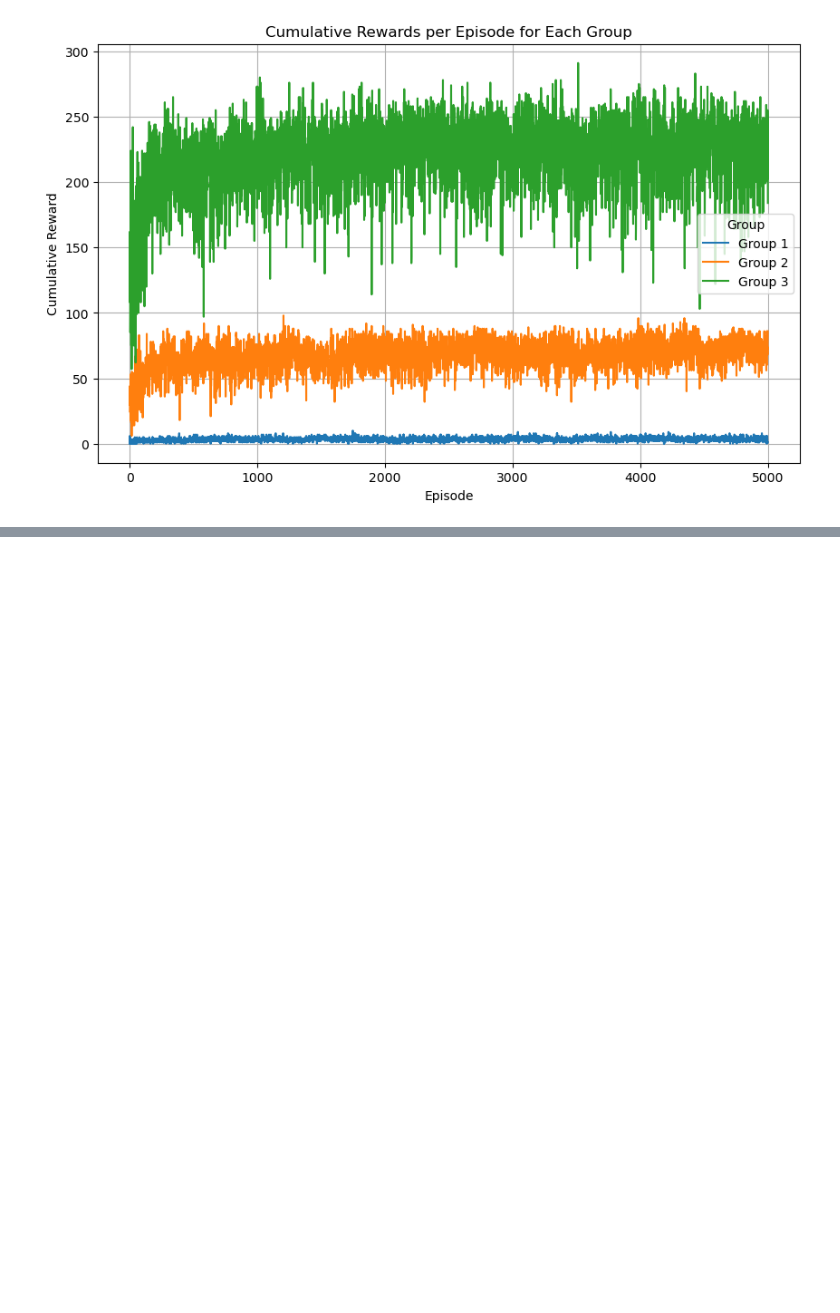
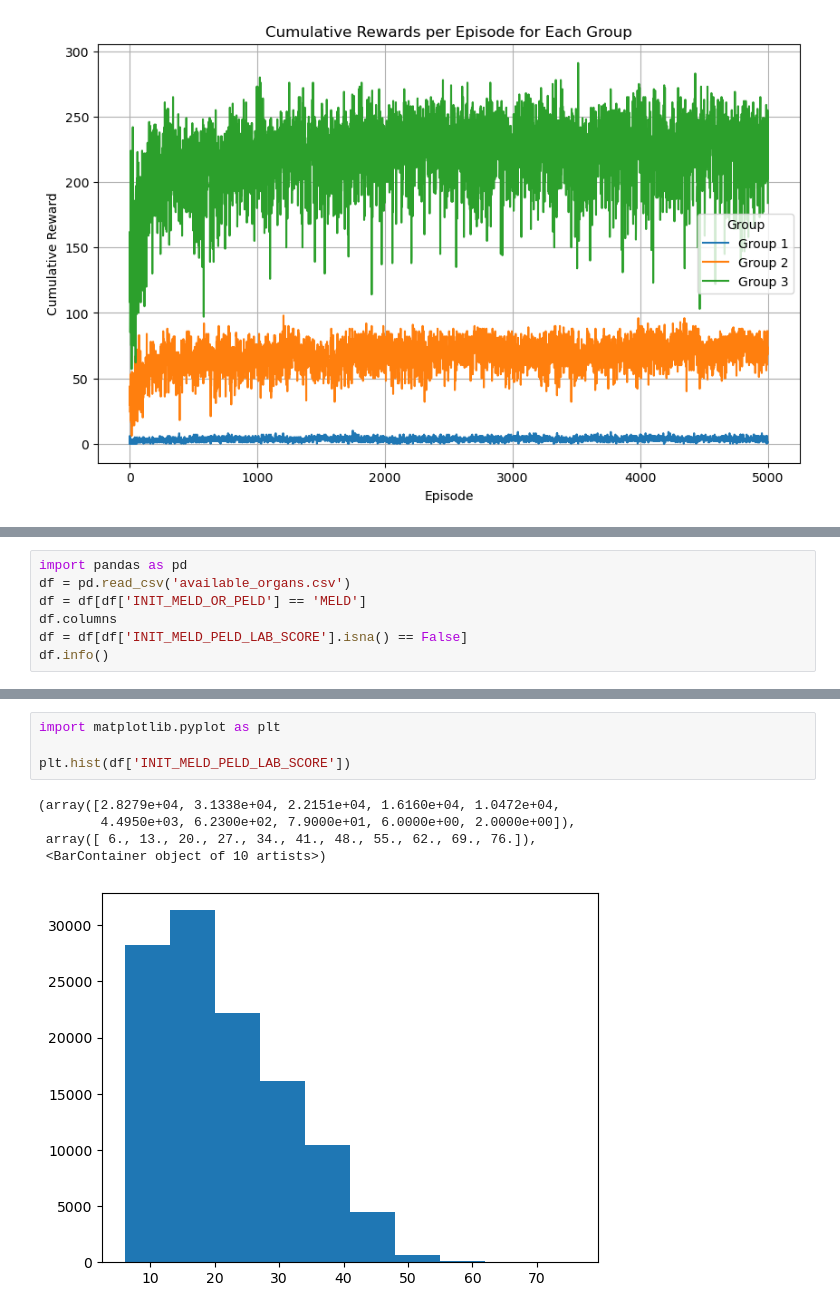
Before and after one commit to justinebreuch/organ-allocation, a Jupyter notebook: MMDP.ipynb, the cells around one changed output, grey strips where cells are left out. Cells and saved outputs as stored; diff of their text form; blank space fills up the shorter version.

```diff
--- a/MMDP.ipynb
+++ b/MMDP.ipynb
@@ -658 +658,8 @@ Episode 4501/5000
 Instead of Beta
+# %%
+import pandas as pd
+df = pd.read_csv('available_organs.csv')
+df = df[df['INIT_MELD_OR_PELD'] == 'MELD']
+df.columns
+df = df[df['INIT_MELD_PELD_LAB_SCORE'].isna() == False]
+df.info()
@@ -658,0 +684,10 @@ Instead of Beta
+# %%
+import matplotlib.pyplot as plt
+
+plt.hist(df['INIT_MELD_PELD_LAB_SCORE'])
+# %% [output]
+(array([2.8279e+04, 3.1338e+04, 2.2151e+04, 1.6160e+04, 1.0472e+04,
+        4.4950e+03, 6.2300e+02, 7.9000e+01, 6.0000e+00, 2.0000e+00]),
+ array([ 6., 13., 20., 27., 34., 41., 48., 55., 62., 69., 76.]),
+ <BarContainer object of 10 artists>)
+[figure, added]
```
Also changed, not shown: parts of 15 cells of this notebook.
